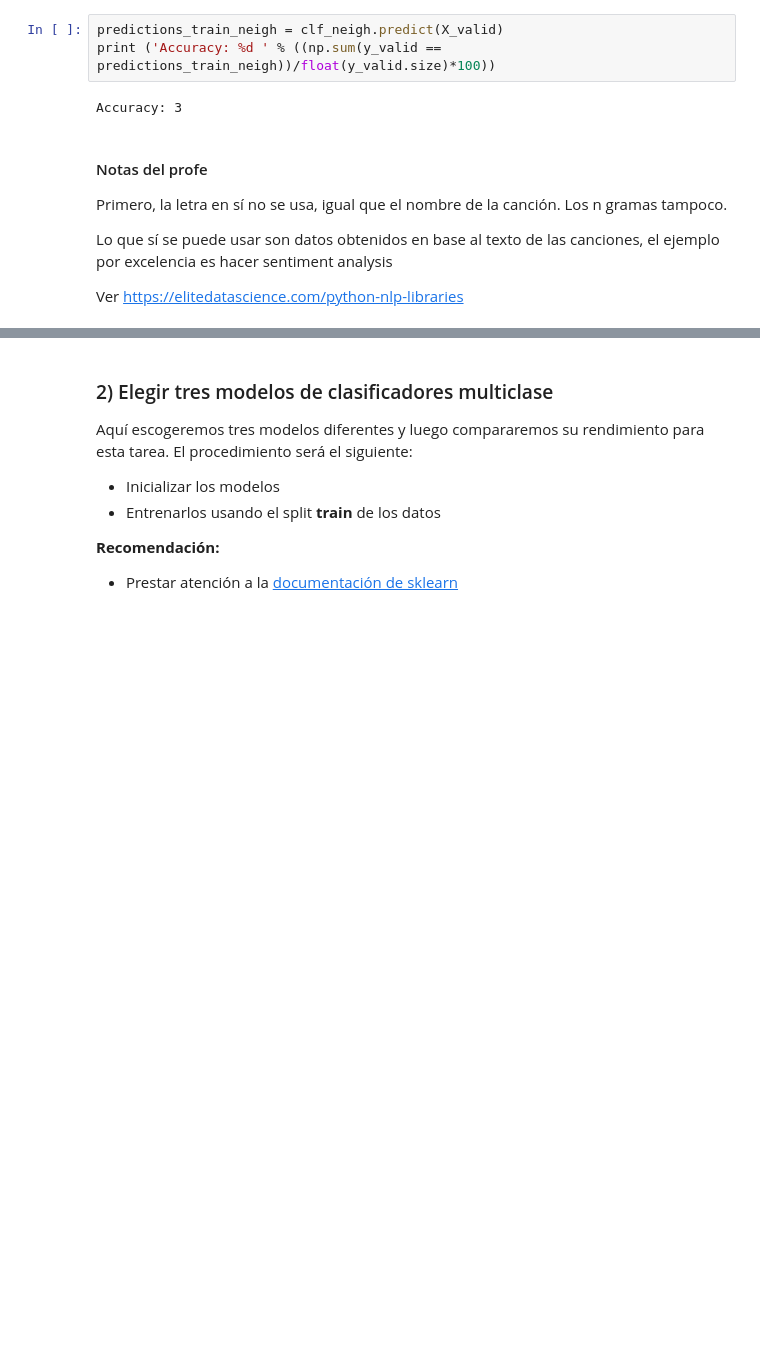
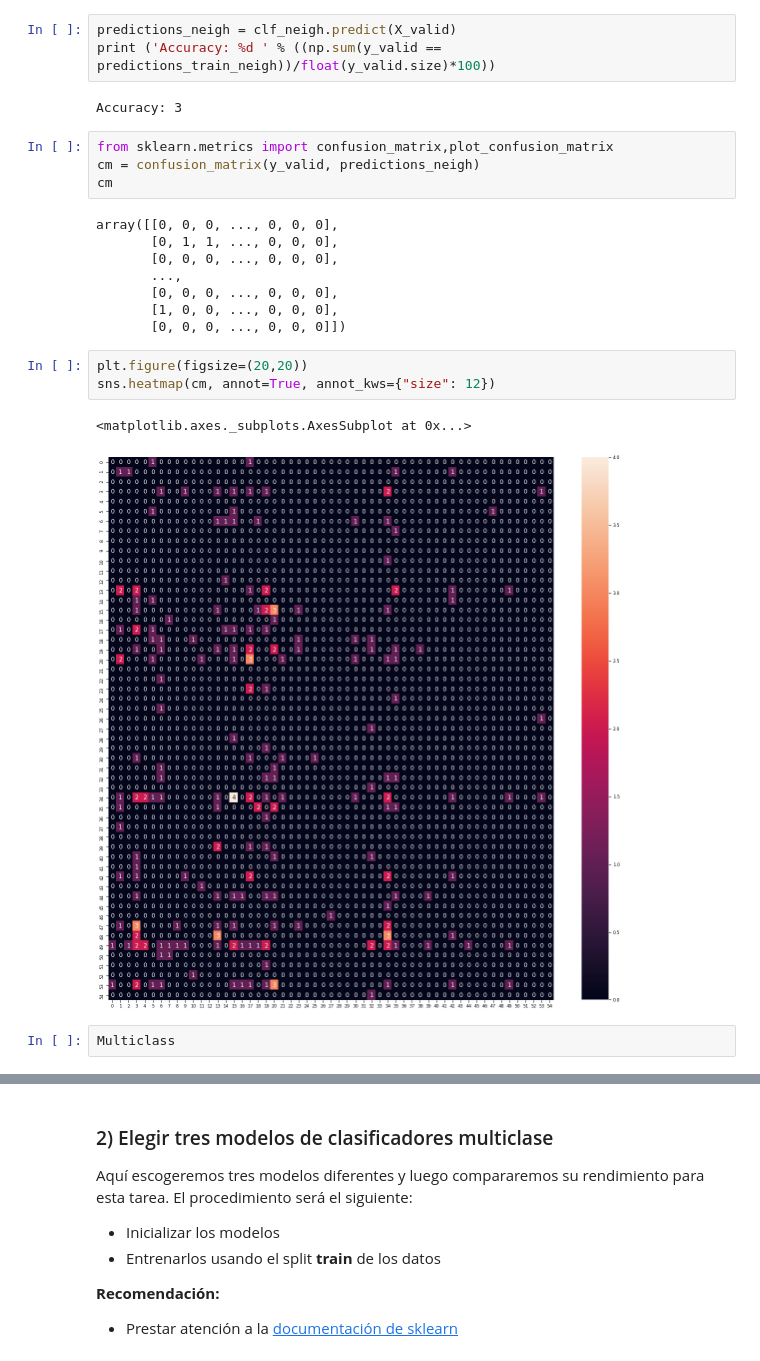
Before and after one commit to karen-pal/mentoria-canciones-DiploDatos, a Jupyter notebook: practico_3.ipynb, the cells around one changed output, grey strips where cells are left out. Saved outputs shown, nothing was run; the diff lists cells and outputs as text; blank space fills up the shorter version.

Commit message:
confusion matrix

```diff
--- a/practico_3.ipynb
+++ b/practico_3.ipynb
@@ -646,16 +646,27 @@ print ('Accuracy: %d ' % ((np.sum(y_train == predictions_train_neigh))/float(y_t
 # %% [output]
 Accuracy: 36
 # %%
-predictions_train_neigh = clf_neigh.predict(X_valid)
+predictions_neigh = clf_neigh.predict(X_valid)
 print ('Accuracy: %d ' % ((np.sum(y_valid == predictions_train_neigh))/float(y_valid.size)*100))
 # %% [output]
 Accuracy: 3
-# %% [markdown]
-#### Notas del profe
-
-Primero, la letra en sí no se usa, igual que el nombre de la canción. Los n gramas tampoco.
-
-Lo que sí se puede usar son datos obtenidos en base al texto de las canciones, el ejemplo por excelencia es hacer sentiment analysis
-
-Ver
-https://elitedatascience.com/python-nlp-libraries
+# %%
+from sklearn.metrics import confusion_matrix,plot_confusion_matrix
+cm = confusion_matrix(y_valid, predictions_neigh)
+cm
+# %% [output]
+array([[0, 0, 0, ..., 0, 0, 0],
+       [0, 1, 1, ..., 0, 0, 0],
+       [0, 0, 0, ..., 0, 0, 0],
+       ...,
+       [0, 0, 0, ..., 0, 0, 0],
+       [1, 0, 0, ..., 0, 0, 0],
+       [0, 0, 0, ..., 0, 0, 0]])
+# %%
+plt.figure(figsize=(20,20))
+sns.heatmap(cm, annot=True, annot_kws={"size": 12})
+# %% [output]
+<matplotlib.axes._subplots.AxesSubplot at 0x...>
+[figure, added]
+# %%
+Multiclass
```
Also changed, not shown: parts of 2 cells of this notebook.
